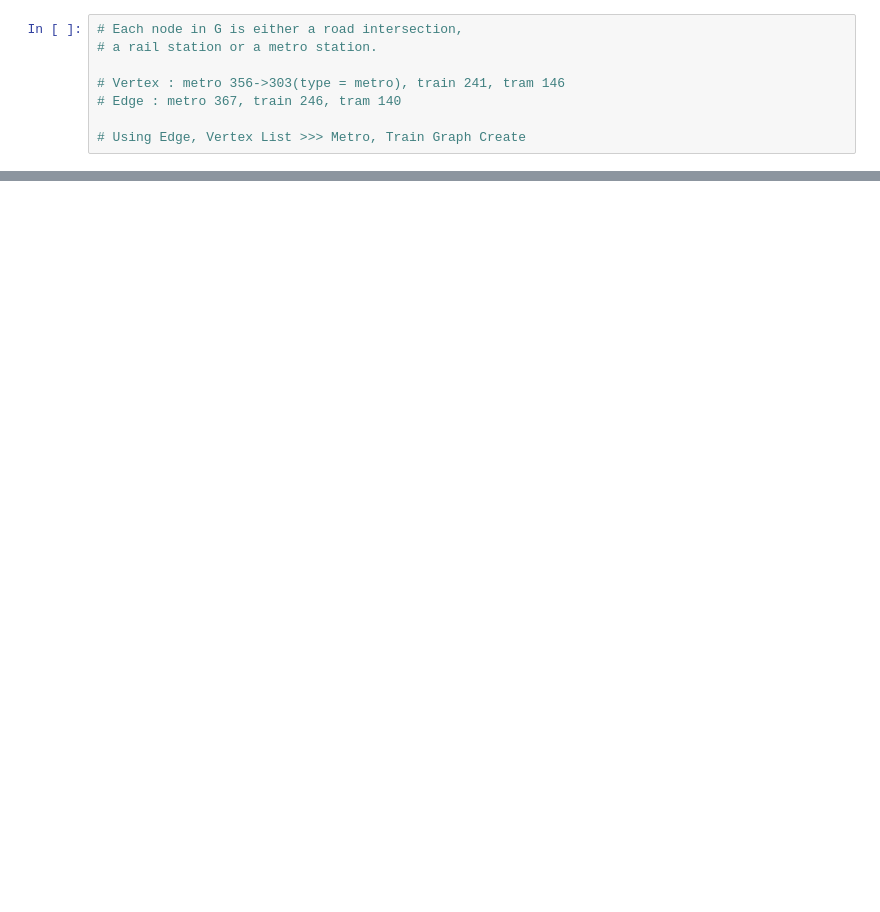
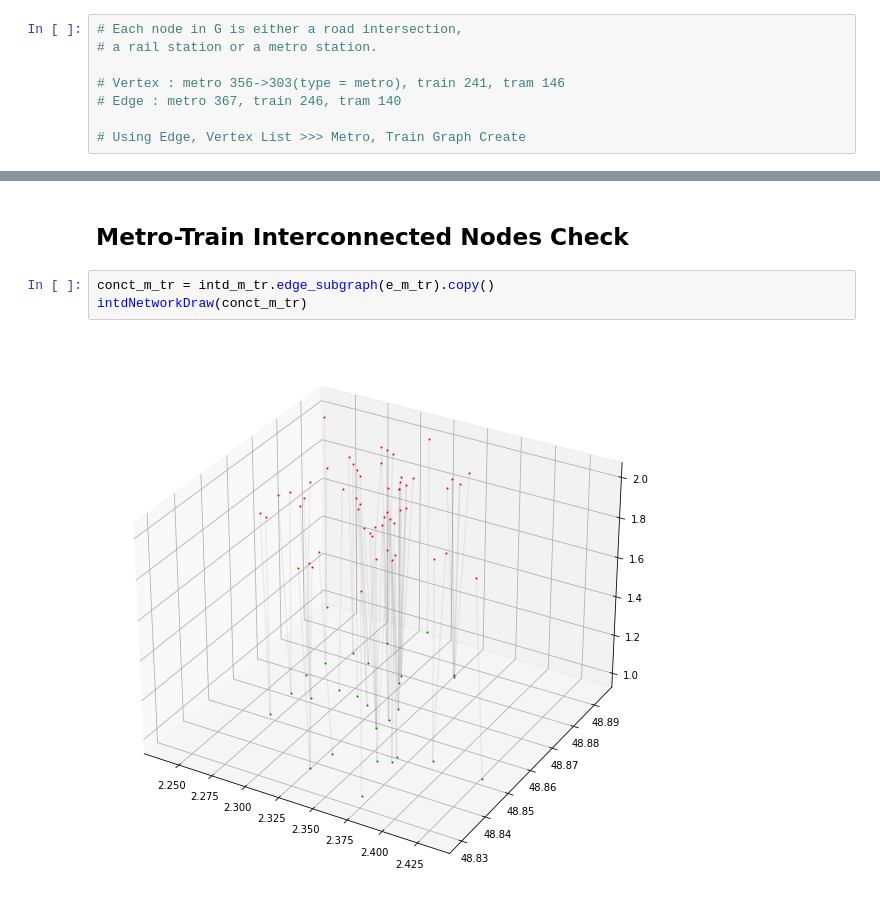
Before and after one commit to pbonazzi/network-cascade-failure, a Jupyter notebook: notebooks/gen_realnet.ipynb, the cells around one changed output, grey strips where cells are left out. Saved outputs shown, nothing was run; the diff lists cells and outputs as text; blank space fills up the shorter version.

```diff
--- a/notebooks/gen_realnet.ipynb
+++ b/notebooks/gen_realnet.ipynb
@@ -117,0 +135,7 @@ df = nx.to_pandas_adjacency(I)
+# %% [markdown]
+## Metro-Train Interconnected Nodes Check
+# %%
+conct_m_tr = intd_m_tr.edge_subgraph(e_m_tr).copy()
+intdNetworkDraw(conct_m_tr)
+# %% [output]
+[figure, added]
```
Also changed, not shown: parts of 34 cells of this notebook, 15 other files.
